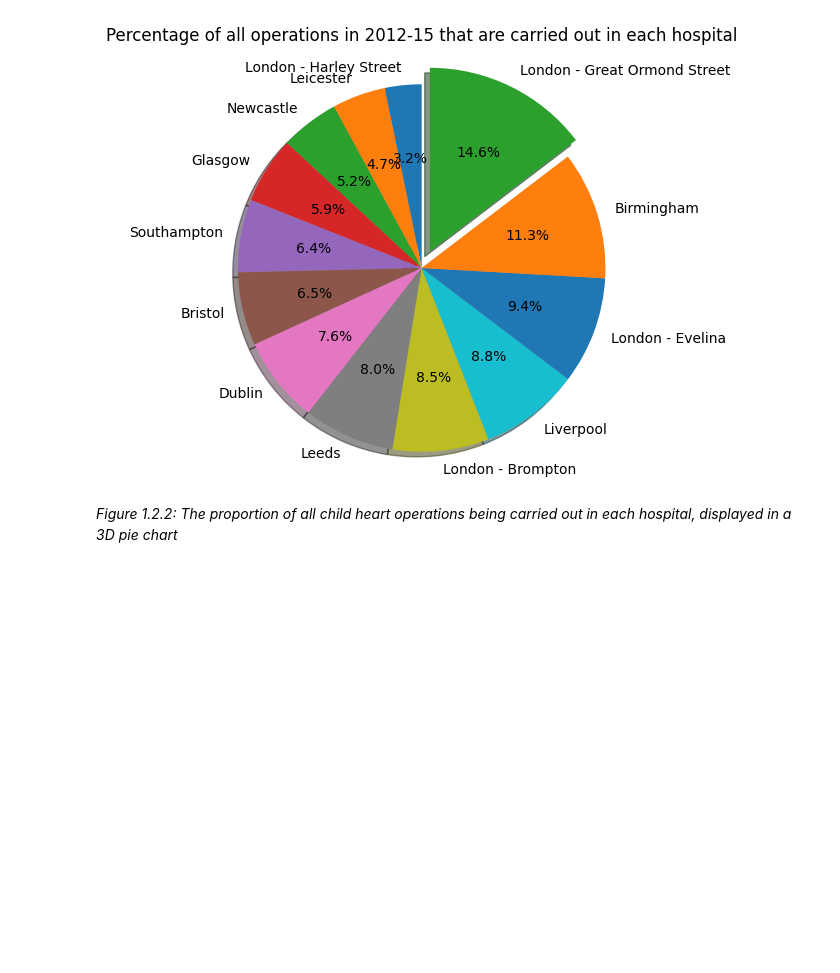
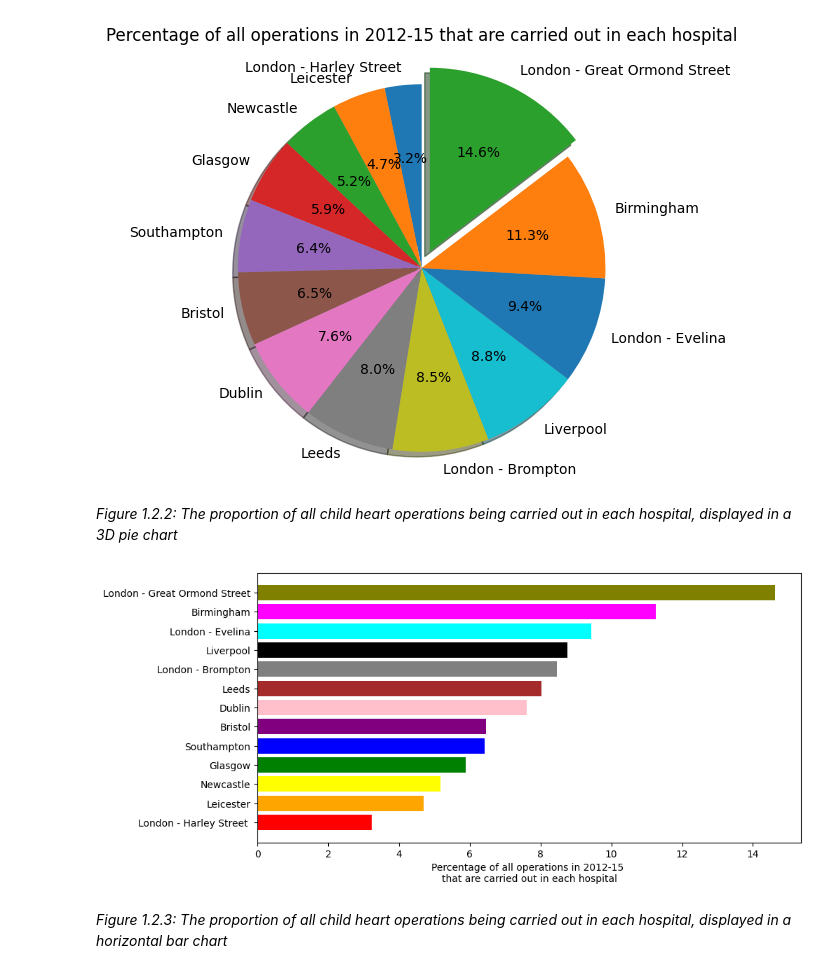
Before and after one commit to chrnthnkmutt/theartofstatistic_python, a Jupyter notebook: Unit_01/unit1.ipynb, the cells around one changed output. Cells and saved outputs as stored; diff of their text form; code cells hidden in the pictures; blank space fills up the shorter version.

```diff
--- a/Unit_01/unit1.ipynb
+++ b/Unit_01/unit1.ipynb
@@ -125,3 +125,13 @@ plt.show()
 [figure]
 # %% [markdown]
 *Figure 1.2.2: The proportion of all child heart operations being carried out in each hospital, displayed in a 3D pie chart*
+# %%
+plt.figure(figsize=(10, 5))
+colors = ['red', 'orange', 'yellow', 'green', 'blue', 'purple', 'pink', 'brown', 'gray', 'black', 'cyan', 'magenta', 'olive']
+plt.barh(df['Hospital'], df['Percentage'], color=colors)
+plt.xlabel("Percentage of all operations in 2012-15 \nthat are carried out in each hospital")
+plt.show()
+# %% [output]
+[figure, added]
+# %% [markdown]
+*Figure 1.2.3: The proportion of all child heart operations being carried out in each hospital, displayed in a horizontal bar chart*
```
